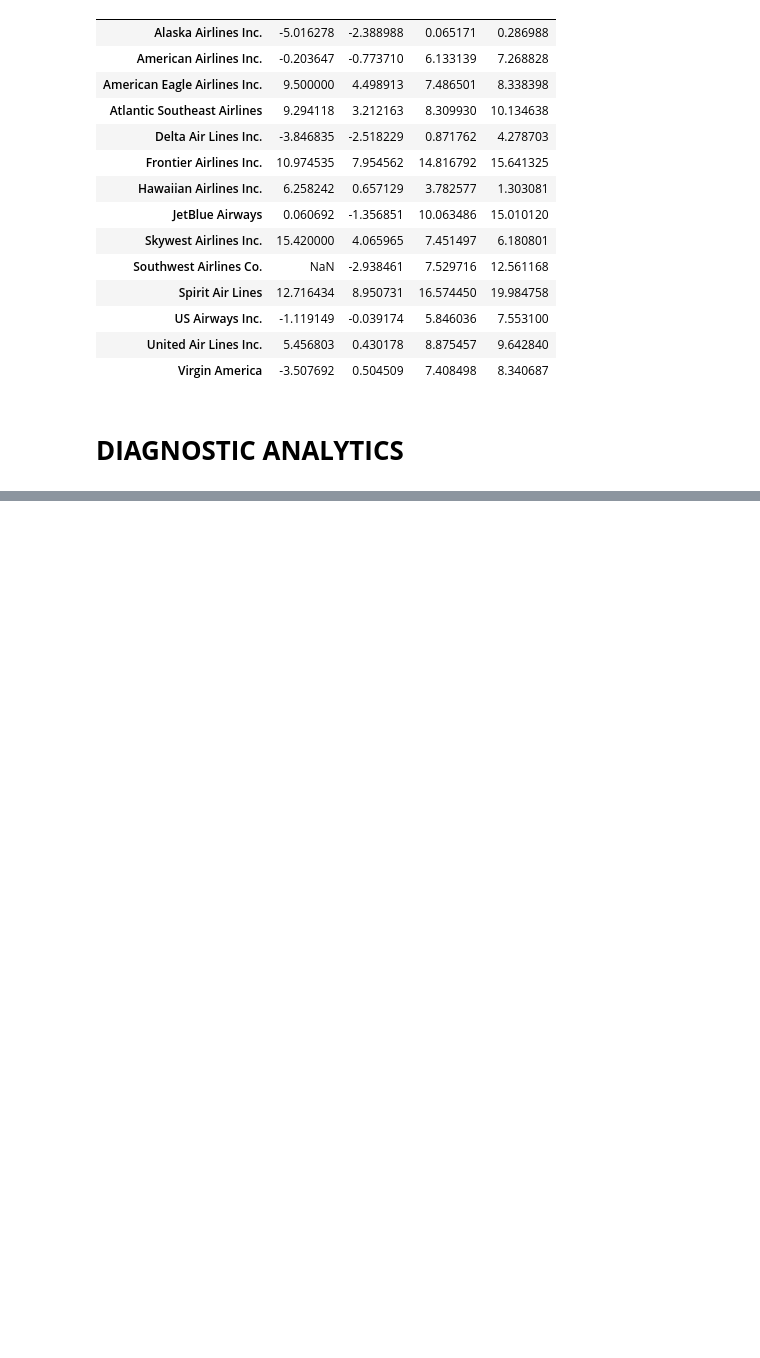
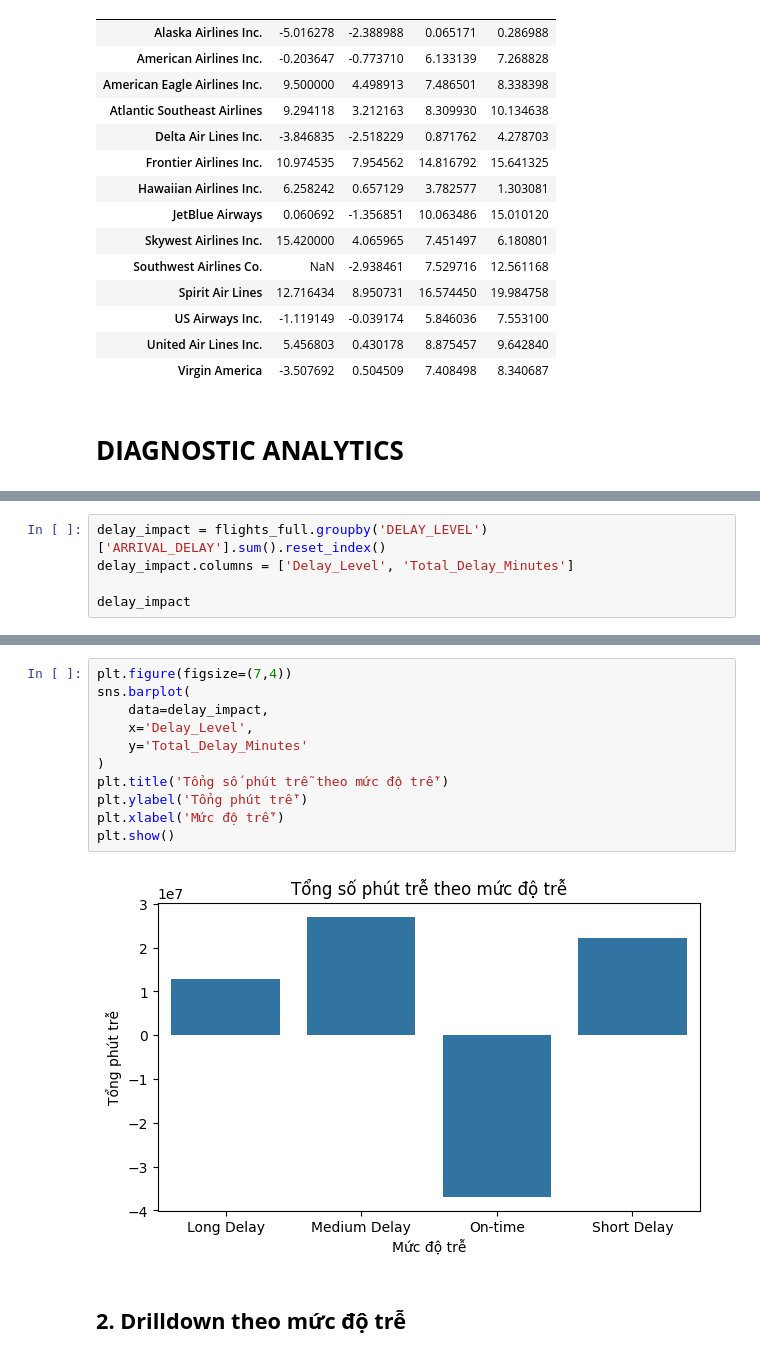
Before and after one commit to Yennanng/PTDLNC, a Jupyter notebook: ĐỒ_ÁN_ADA_.ipynb, the cells around one changed output, grey strips where cells are left out. Cells and saved outputs as stored; diff of their text form; blank space fills up the shorter version.

```diff
--- a/ĐỒ_ÁN_ADA_.ipynb
+++ b/ĐỒ_ÁN_ADA_.ipynb
@@ -1012,0 +1045,5 @@ pivot_delay
+# %%
+delay_impact = flights_full.groupby('DELAY_LEVEL')['ARRIVAL_DELAY'].sum().reset_index()
+delay_impact.columns = ['Delay_Level', 'Total_Delay_Minutes']
+
+delay_impact
@@ -1012,0 +1056,15 @@ pivot_delay
+# %%
+plt.figure(figsize=(7,4))
+sns.barplot(
+    data=delay_impact,
+    x='Delay_Level',
+    y='Total_Delay_Minutes'
+)
+plt.title('Tổng số phút trễ theo mức độ trễ')
+plt.ylabel('Tổng phút trễ')
+plt.xlabel('Mức độ trễ')
+plt.show()
+# %% [output]
+[figure, added]
+# %% [markdown]
+ ## **2. Drilldown theo mức độ trễ**
```
Also changed, not shown: parts of 13 cells of this notebook.
